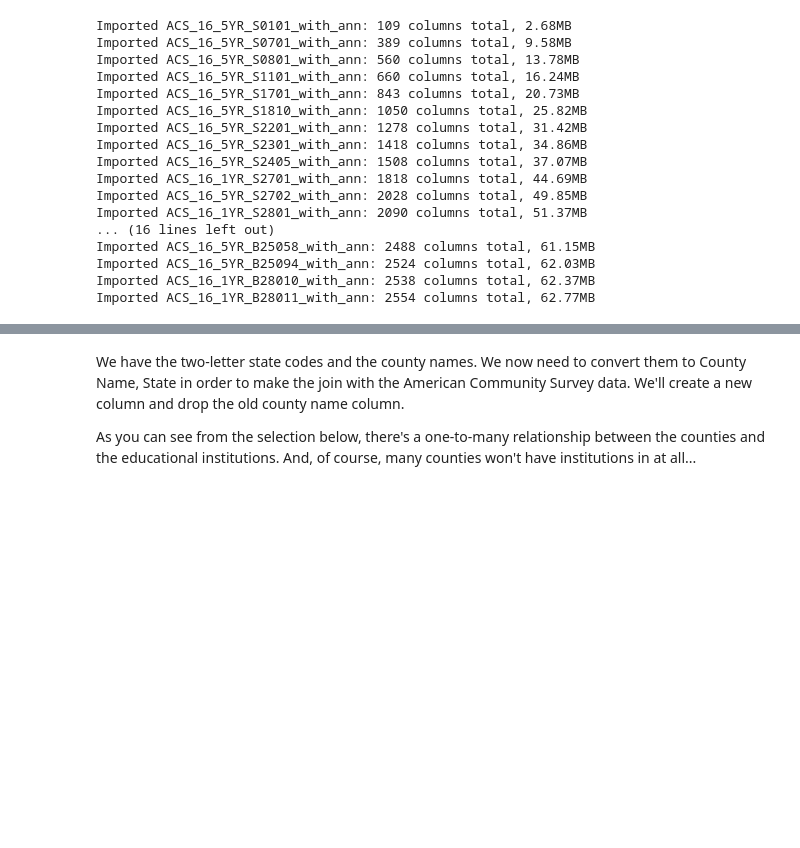
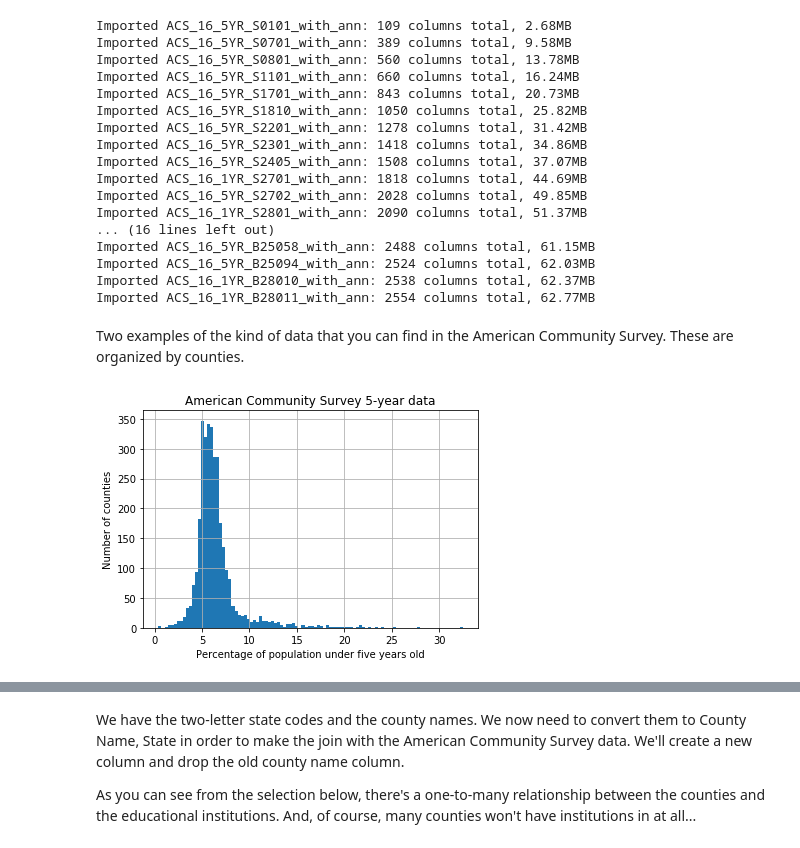
Before and after one commit to quinparker/ds-retentionrates, a Jupyter notebook: main.ipynb, the cells around one changed output, grey strips where cells are left out. Saved outputs shown, nothing was run; the diff lists cells and outputs as text; code cells hidden in the pictures; blank space fills up the shorter version.

```diff
--- a/main.ipynb
+++ b/main.ipynb
@@ -313,3 +384,14 @@ Imported ACS_16_5YR_B25058_with_ann: 2488 columns total, 61.15MB
 Imported ACS_16_5YR_B25094_with_ann: 2524 columns total, 62.03MB
 Imported ACS_16_1YR_B28010_with_ann: 2538 columns total, 62.37MB
 Imported ACS_16_1YR_B28011_with_ann: 2554 columns total, 62.77MB
+# %% [markdown]
+Two examples of the kind of data that you can find in the American Community Survey. These are organized by counties.
+# %%
+n, bins, patches = plt.hist(acs["ACS_16_5YR_S0101_with_ann_HC01_EST_VC07"].dropna(), bins=100)
+plt.grid(True)
+plt.xlabel("Percentage of population under five years old")
+plt.ylabel("Number of counties")
+plt.title("American Community Survey 5-year data")
+plt.show()
+# %% [output]
+[figure, added]
```
Also changed, not shown: parts of 21 cells of this notebook, 3 other files.
